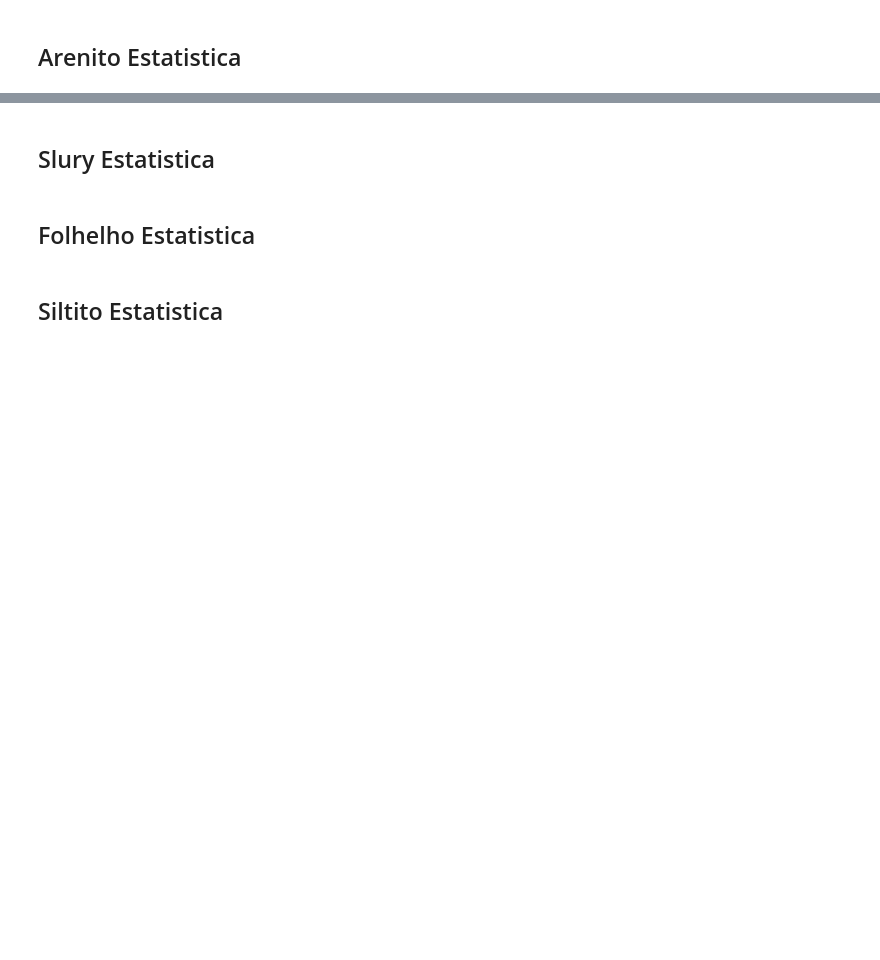
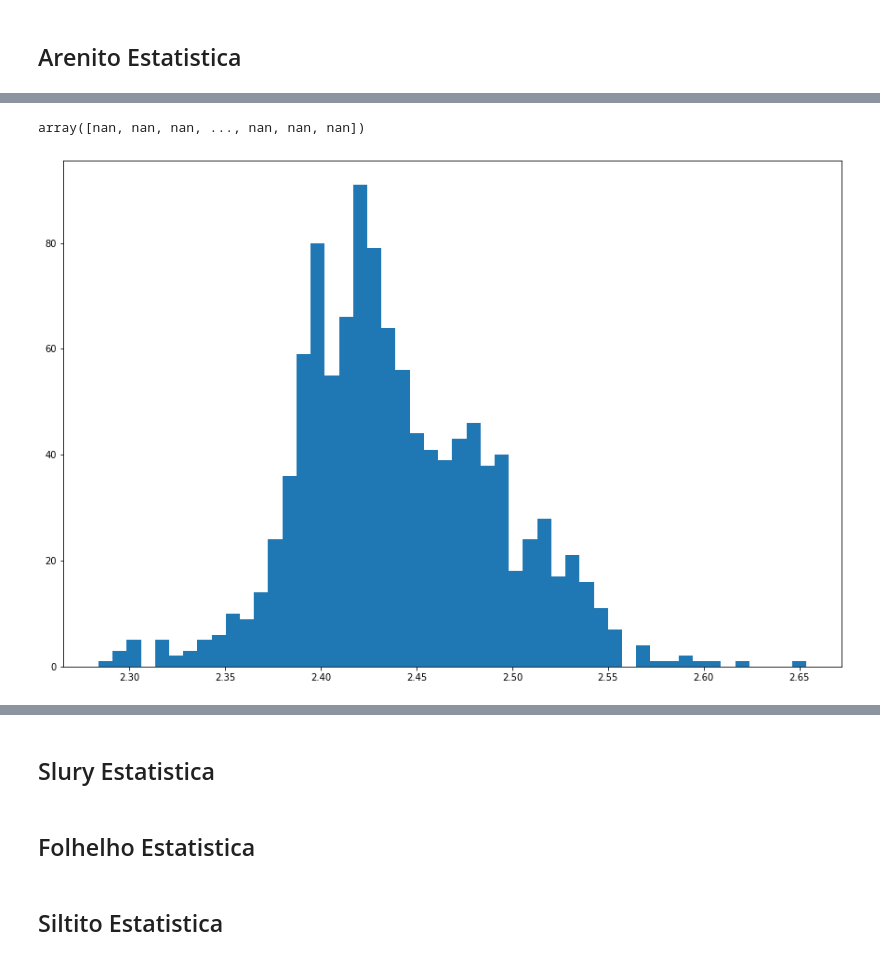
Before and after one commit to rmotadutra/PFG_2020, a Jupyter notebook: codes/well_logs.ipynb, the cells around one changed output, grey strips where cells are left out. Saved outputs shown, nothing was run; the diff lists cells and outputs as text; code cells hidden in the pictures; blank space fills up the shorter version.

```diff
--- a/codes/well_logs.ipynb
+++ b/codes/well_logs.ipynb
@@ -241,9 +242,12 @@ def separate_lithology (data):
     data['Siltite']['RHOB'] = np.array(rhob_all[2])
     data['Shale'] = {}
     data['Shale']['Lithology'] = np.array(lito_all[3])
-    data['Shale']['GR'] = np.array(gr_all[3])
-    data['Shale']['NPHI'] = np.array(nphi_all[3])
-    data['Shale']['RHOB'] = np.array(rhob_all[3])
+    data['Shale']['GR'] = {}
+    data['Shale']['GR']['Data'] = np.array(gr_all[3])
+    data['Shale']['NPHI'] = {}
+    data['Shale']['NPHI']['Data'] = np.array(nphi_all[3])
+    data['Shale']['RHOB'] = {}
+    data['Shale']['RHOB']['Data'] = np.array(rhob_all[3])
 
     return data
 # %%
@@ -349,6 +355,6 @@ def statistic_lithology(data, lithology, curve, top, base, step):
 
     return data
 # %%
-data = statistic_lithology(data, 'Sandstone', 'GR', 2527.00, 3188.00, 100.00)
-data = statistic_lithology(data, 'Sandstone', 'RHOB', 2527.00, 3188.00, 100.00)
-data = statistic_lithology(data, 'Sandstone', 'NPHI', 2527.00, 3188.00, 100.00)
+data = statistic_lithology(data, 'Sandstone', 'GR', 2527.00, 3188.00, 50.00)
+data = statistic_lithology(data, 'Sandstone', 'RHOB', 2527.00, 3188.00, 50.00)
+data = statistic_lithology(data, 'Sandstone', 'NPHI', 2527.00, 3188.00, 50.00)
@@ -354,0 +381,10 @@ data = statistic_lithology(data, 'Sandstone', 'NPHI', 2527.00, 3188.00, 100.00)
+# %%
+data['Sandstone']['GR']['Data']
+# %% [output]
+array([nan, nan, nan, ..., nan, nan, nan])
+# %%
+plt.figure(figsize = (15,10))
+plt.hist(data['Sandstone']['RHOB']['Data'], bins=50)
+plt.show()
+# %% [output]
+[figure, added]
```
Also changed, not shown: parts of 5 cells of this notebook, 1 other file.
